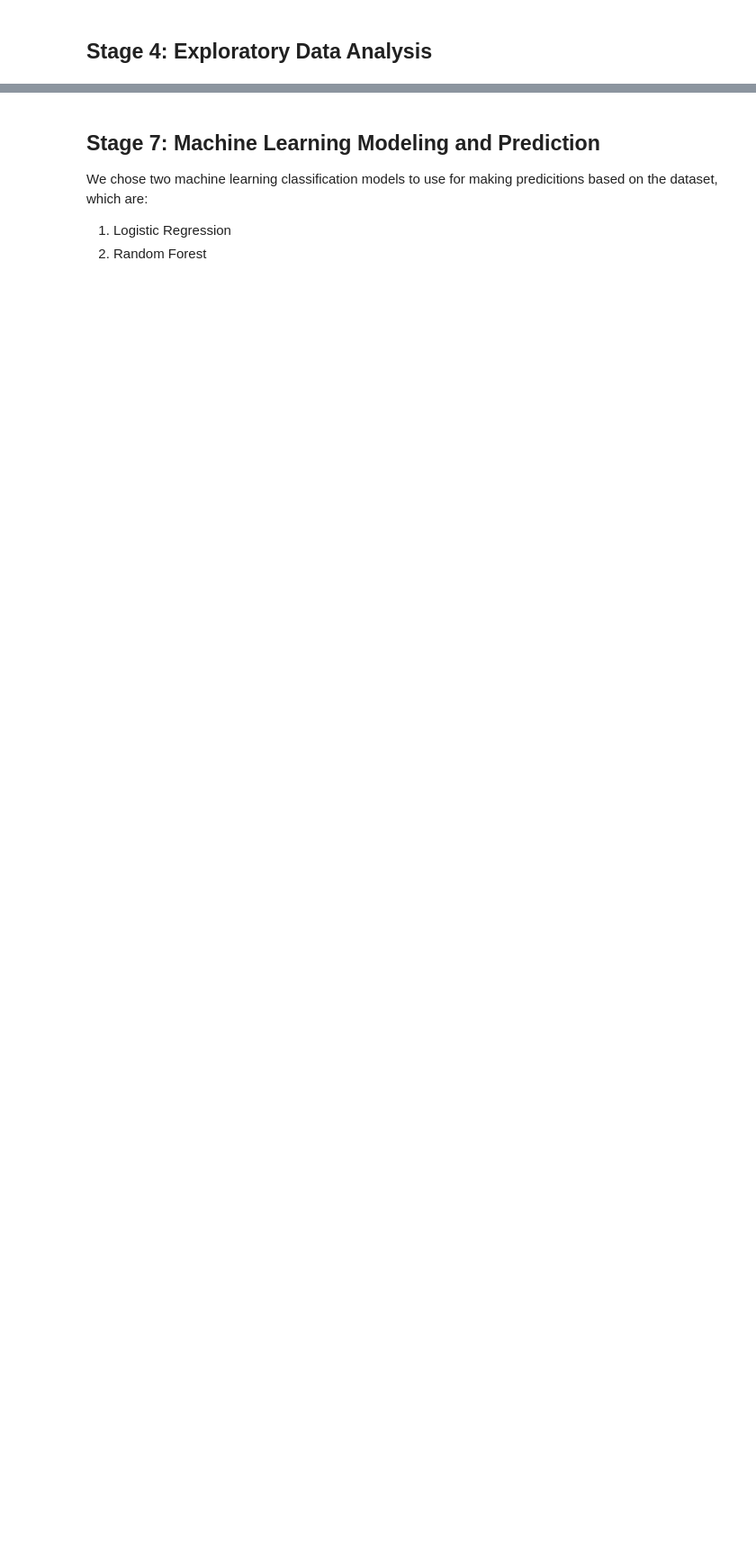
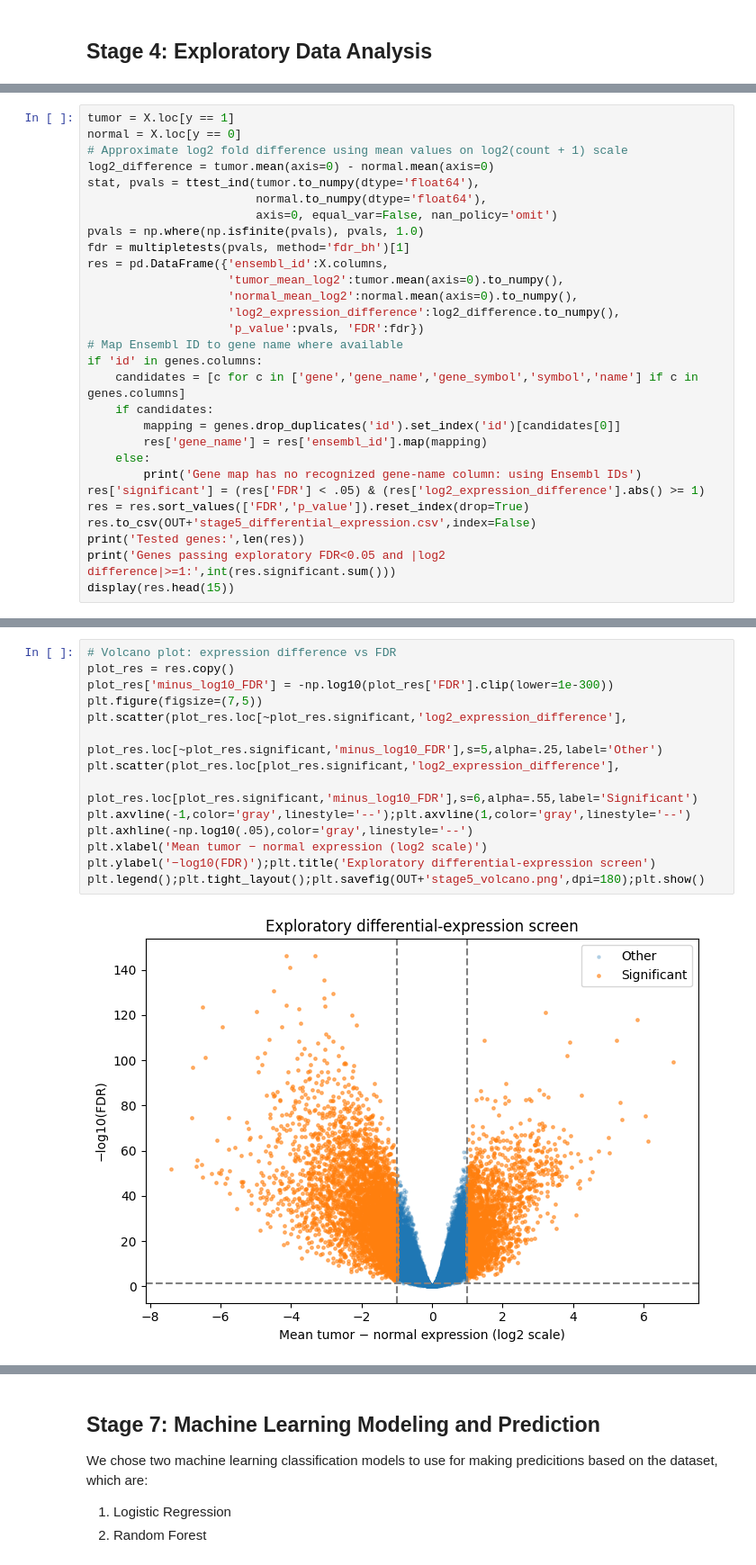
Before and after one commit to OTogano/Bioinformatics-Project, a Jupyter notebook: notebook/BRCA_Tumor_vs_Normal_Expression_Analysis.ipynb, the cells around one changed output, grey strips where cells are left out. Shown at 90% size. Cells and saved outputs as stored; diff of their text form; blank space fills up the shorter version.

```diff
--- a/notebook/BRCA_Tumor_vs_Normal_Expression_Analysis.ipynb
+++ b/notebook/BRCA_Tumor_vs_Normal_Expression_Analysis.ipynb
@@ -361,0 +476,29 @@ The cleaned data is saved in the shared Drive folder `processed`: `X_clean.csv.g
+# %%
+tumor = X.loc[y == 1]
+normal = X.loc[y == 0]
+# Approximate log2 fold difference using mean values on log2(count + 1) scale
+log2_difference = tumor.mean(axis=0) - normal.mean(axis=0)
+stat, pvals = ttest_ind(tumor.to_numpy(dtype='float64'),
+                        normal.to_numpy(dtype='float64'),
+                        axis=0, equal_var=False, nan_policy='omit')
+pvals = np.where(np.isfinite(pvals), pvals, 1.0)
+fdr = multipletests(pvals, method='fdr_bh')[1]
+res = pd.DataFrame({'ensembl_id':X.columns,
+                    'tumor_mean_log2':tumor.mean(axis=0).to_numpy(),
+                    'normal_mean_log2':normal.mean(axis=0).to_numpy(),
+                    'log2_expression_difference':log2_difference.to_numpy(),
+                    'p_value':pvals, 'FDR':fdr})
+# Map Ensembl ID to gene name where available
+if 'id' in genes.columns:
+    candidates = [c for c in ['gene','gene_name','gene_symbol','symbol','name'] if c in genes.columns]
+    if candidates:
+        mapping = genes.drop_duplicates('id').set_index('id')[candidates[0]]
+        res['gene_name'] = res['ensembl_id'].map(mapping)
+    else:
+        print('Gene map has no recognized gene-name column: using Ensembl IDs')
+res['significant'] = (res['FDR'] < .05) & (res['log2_expression_difference'].abs() >= 1)
+res = res.sort_values(['FDR','p_value']).reset_index(drop=True)
+res.to_csv(OUT+'stage5_differential_expression.csv',index=False)
+print('Tested genes:',len(res))
+print('Genes passing exploratory FDR<0.05 and |log2 difference|>=1:',int(res.significant.sum()))
+display(res.head(15))
@@ -361,0 +524,16 @@ The cleaned data is saved in the shared Drive folder `processed`: `X_clean.csv.g
+# %%
+# Volcano plot: expression difference vs FDR
+plot_res = res.copy()
+plot_res['minus_log10_FDR'] = -np.log10(plot_res['FDR'].clip(lower=1e-300))
+plt.figure(figsize=(7,5))
+plt.scatter(plot_res.loc[~plot_res.significant,'log2_expression_difference'],
+            plot_res.loc[~plot_res.significant,'minus_log10_FDR'],s=5,alpha=.25,label='Other')
+plt.scatter(plot_res.loc[plot_res.significant,'log2_expression_difference'],
+            plot_res.loc[plot_res.significant,'minus_log10_FDR'],s=6,alpha=.55,label='Significant')
+plt.axvline(-1,color='gray',linestyle='--');plt.axvline(1,color='gray',linestyle='--')
+plt.axhline(-np.log10(.05),color='gray',linestyle='--')
+plt.xlabel('Mean tumor − normal expression (log2 scale)')
+plt.ylabel('−log10(FDR)');plt.title('Exploratory differential-expression screen')
+plt.legend();plt.tight_layout();plt.savefig(OUT+'stage5_volcano.png',dpi=180);plt.show()
+# %% [output]
+[figure, added]
```
Also changed, not shown: parts of 21 cells of this notebook.
